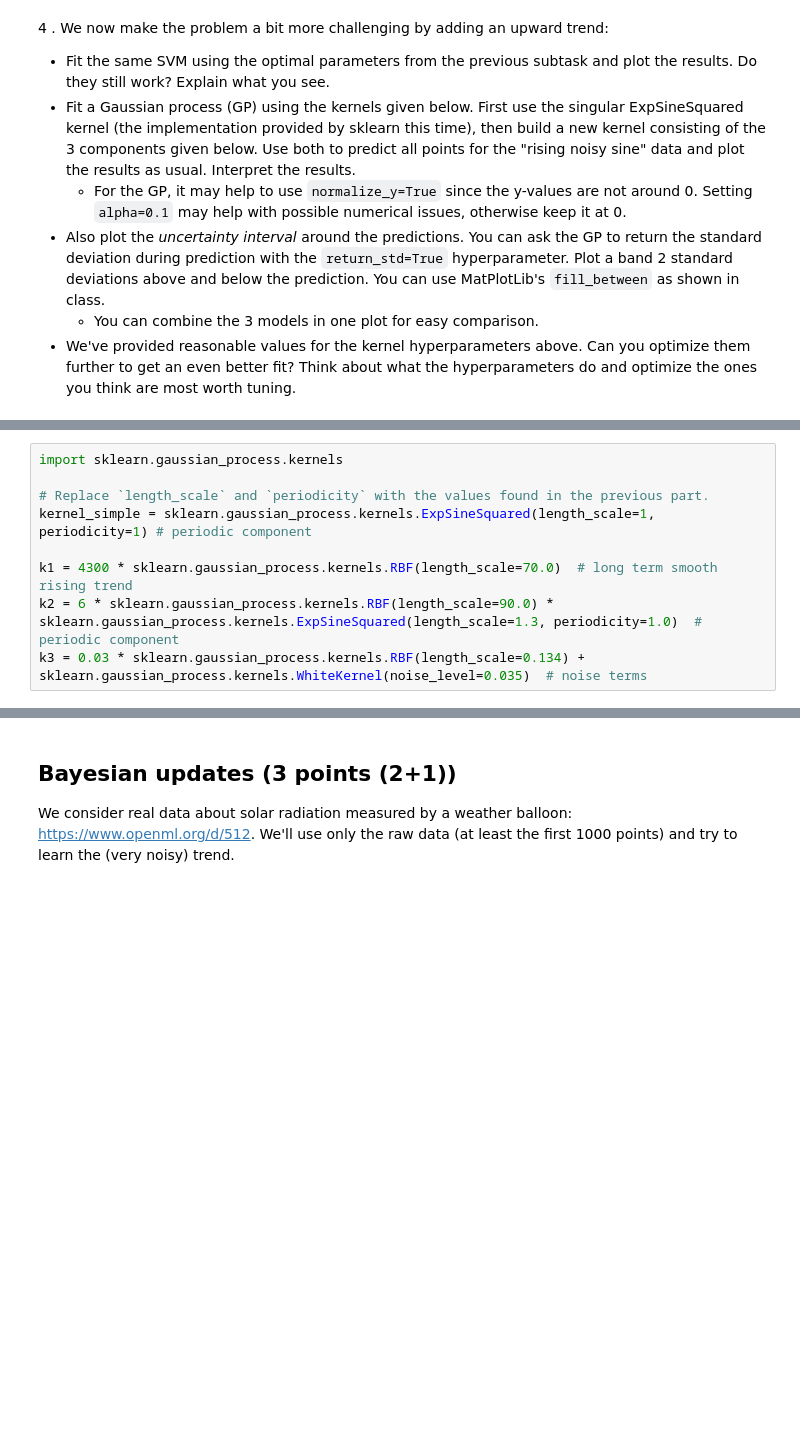
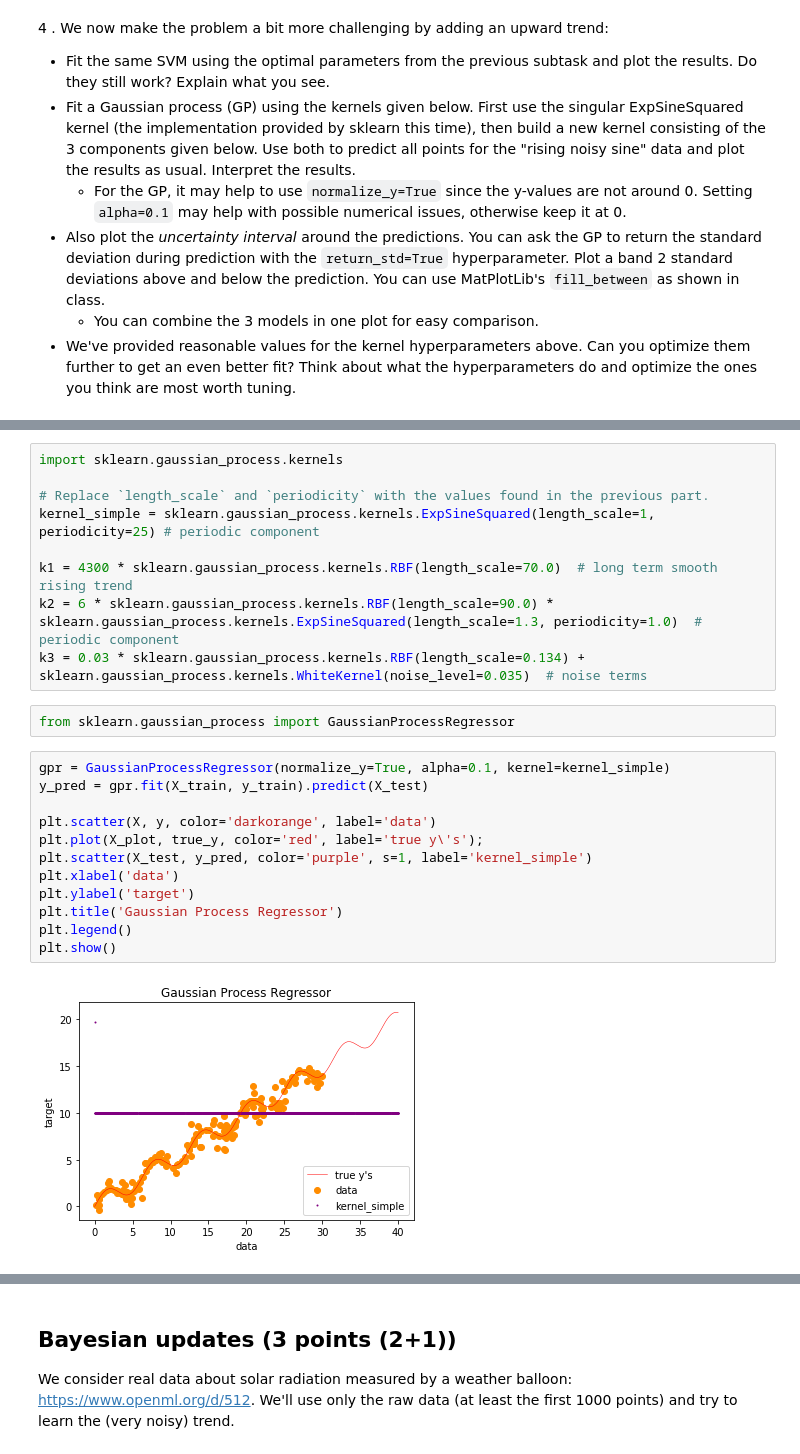
Before and after one commit to schneiderjan/2imm20-assignments, a Jupyter notebook: 1_our_solutions/Assignment 2.ipynb, the cells around one changed output, grey strips where cells are left out. Saved outputs shown, nothing was run; the diff lists cells and outputs as text; blank space fills up the shorter version.

```diff
--- a/1_our_solutions/Assignment 2.ipynb
+++ b/1_our_solutions/Assignment 2.ipynb
@@ -260,8 +312,24 @@ plt.plot(X_plot, true_y);
 import sklearn.gaussian_process.kernels
 
 # Replace `length_scale` and `periodicity` with the values found in the previous part.
-kernel_simple = sklearn.gaussian_process.kernels.ExpSineSquared(length_scale=1, periodicity=1) # periodic component
+kernel_simple = sklearn.gaussian_process.kernels.ExpSineSquared(length_scale=1, periodicity=25) # periodic component
 
 k1 = 4300 * sklearn.gaussian_process.kernels.RBF(length_scale=70.0)  # long term smooth rising trend
 k2 = 6 * sklearn.gaussian_process.kernels.RBF(length_scale=90.0) * sklearn.gaussian_process.kernels.ExpSineSquared(length_scale=1.3, periodicity=1.0)  # periodic component
 k3 = 0.03 * sklearn.gaussian_process.kernels.RBF(length_scale=0.134) + sklearn.gaussian_process.kernels.WhiteKernel(noise_level=0.035)  # noise terms
+# %%
+from sklearn.gaussian_process import GaussianProcessRegressor
+# %%
+gpr = GaussianProcessRegressor(normalize_y=True, alpha=0.1, kernel=kernel_simple)
+y_pred = gpr.fit(X_train, y_train).predict(X_test)
+
+plt.scatter(X, y, color='darkorange', label='data')
+plt.plot(X_plot, true_y, color='red', label='true y\'s');
+plt.scatter(X_test, y_pred, color='purple', s=1, label='kernel_simple')
+plt.xlabel('data')
+plt.ylabel('target')
+plt.title('Gaussian Process Regressor')
+plt.legend()
+plt.show()
+# %% [output]
+[figure, added]
```
Also changed, not shown: parts of 21 cells of this notebook.
